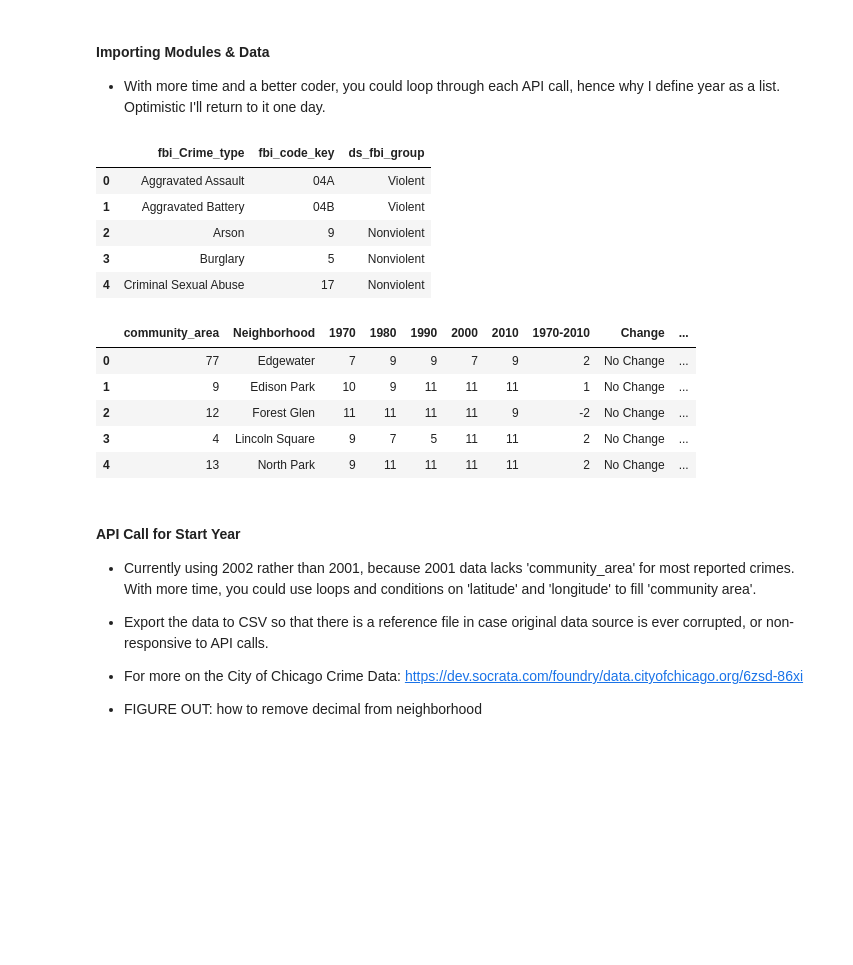
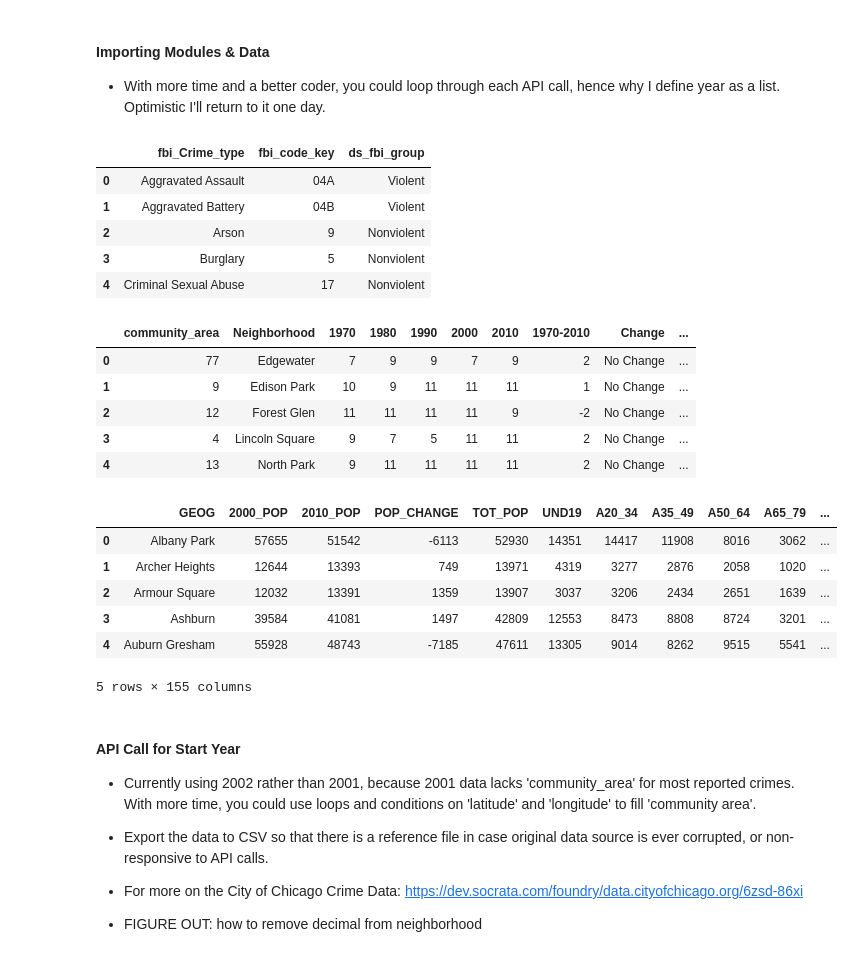
Before and after one commit to ajdeschenes/RuPaulsitory, a Jupyter notebook: crime/chicago_crime_api_json.ipynb, the cells around one changed output. Drawn from its saved outputs; the diff is of its cells as text; code cells hidden in the pictures; blank space fills up the shorter version.

```diff
--- a/crime/chicago_crime_api_json.ipynb
+++ b/crime/chicago_crime_api_json.ipynb
@@ -45,31 +55,43 @@ year = [2002, 2010, 2018]
 # %%
 # fbi_codex Needed to index Crime Reports into summary categories
 fbi_codex = pd.read_csv('crime_resources/fbi_codex.csv')
 fbi_index = fbi_codex[['fbi_Crime_type','fbi_code_key','ds_fbi_group']]
 fbi_index = fbi_index.dropna()
 
 # gent_codex Needed to index Crime Reports into summary categories
 gent_codex = pd.read_csv('../Resources/UIC_gentrification_index_neighborhood_list_final.csv')
 gent_concat = gent_codex["Type"].str.split(" - ", n = 1, expand = True)
 gent_codex["Classification"] = gent_concat[1]
 gent_codex["Class_Code"] = gent_concat[0]
 gent_fin = gent_codex.rename(columns={"No.": "community_area"})
+
+# cca_codex will allow us to convert raw crime into a crime rate for 2010 and an approzimation for 2002
 cca_codex = pd.read_csv('../Resources/ReferenceCCA20102014.csv')
+
+# display all imported csvs so we can remember what we're working with later
 display(fbi_index.head())
 display(gent_fin.head())
+display(cca_codex.head())
 # %% [output]
 |  | fbi_Crime_type | fbi_code_key | ds_fbi_group |
 | 0 | Aggravated Assault | 04A | Violent |
 | 1 | Aggravated Battery | 04B | Violent |
 | 2 | Arson | 9 | Nonviolent |
 | 3 | Burglary | 5 | Nonviolent |
 | 4 | Criminal Sexual Abuse | 17 | Nonviolent |
 |  | community_area | Neighborhood | 1970 | 1980 | 1990 | 2000 | 2010 | 1970-2010 | Change | ... |
 | 0 | 77 | Edgewater | 7 | 9 | 9 | 7 | 9 | 2 | No Change | ... |
 | 1 | 9 | Edison Park | 10 | 9 | 11 | 11 | 11 | 1 | No Change | ... |
 | 2 | 12 | Forest Glen | 11 | 11 | 11 | 11 | 9 | -2 | No Change | ... |
 | 3 | 4 | Lincoln Square | 9 | 7 | 5 | 11 | 11 | 2 | No Change | ... |
 | 4 | 13 | North Park | 9 | 11 | 11 | 11 | 11 | 2 | No Change | ... |
+|  | GEOG | 2000_POP | 2010_POP | POP_CHANGE | TOT_POP | UND19 | A20_34 | A35_49 | A50_64 | A65_79 | ... |
+| 0 | Albany Park | 57655 | 51542 | -6113 | 52930 | 14351 | 14417 | 11908 | 8016 | 3062 | ... |
+| 1 | Archer Heights | 12644 | 13393 | 749 | 13971 | 4319 | 3277 | 2876 | 2058 | 1020 | ... |
+| 2 | Armour Square | 12032 | 13391 | 1359 | 13907 | 3037 | 3206 | 2434 | 2651 | 1639 | ... |
+| 3 | Ashburn | 39584 | 41081 | 1497 | 42809 | 12553 | 8473 | 8808 | 8724 | 3201 | ... |
+| 4 | Auburn Gresham | 55928 | 48743 | -7185 | 47611 | 13305 | 9014 | 8262 | 9515 | 5541 | ... |
+5 rows × 155 columns
 # %% [markdown]
 #### API Call for Start Year
 * Currently using 2002 rather than 2001, because 2001 data lacks 'community_area' for most reported crimes. With more time, you could use loops and conditions on 'latitude' and 'longitude' to fill 'community area'.
```
Also changed, not shown: parts of 7 cells of this notebook, 6 other files.
